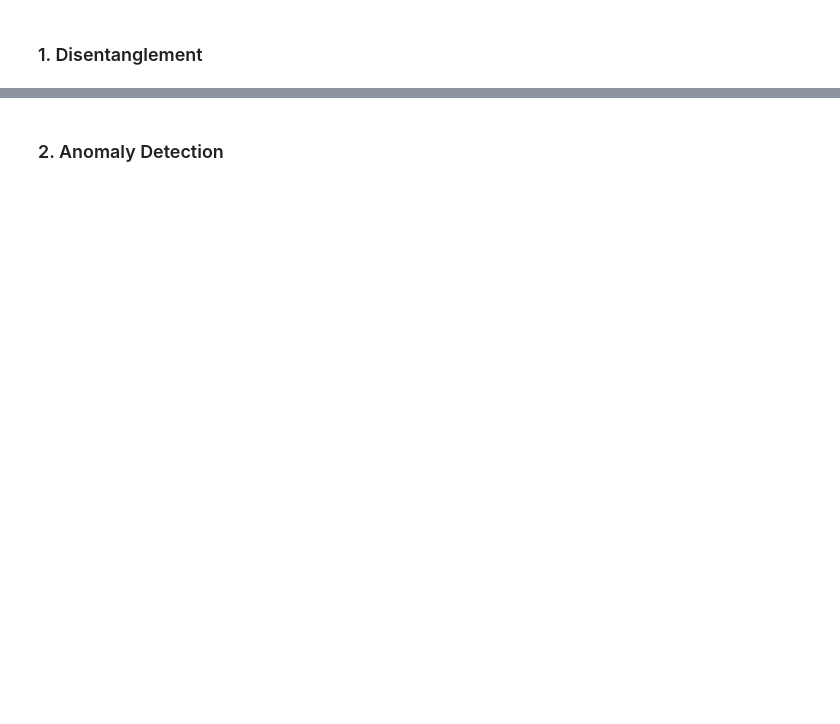
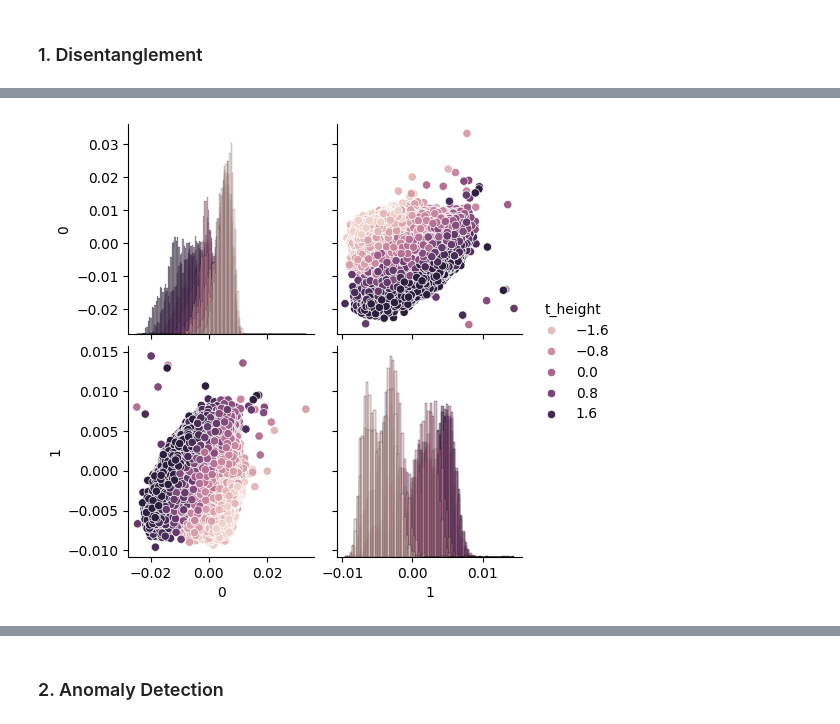
Before and after one commit to CardioKit/VECG, a Jupyter notebook: analysis/article.ipynb, the cells around one changed output, grey strips where cells are left out. Drawn from its saved outputs; the diff is of its cells as text; code cells hidden in the pictures; blank space fills up the shorter version.

```diff
--- a/analysis/article.ipynb
+++ b/analysis/article.ipynb
@@ -60,3 +60,7 @@ ax = sns.pairplot(pca_data[[0, 1, 'p_height']], hue="p_height", diag_kind="hist"
+# %%
+ax = sns.pairplot(pca_data[[0, 1, 't_height']], hue="t_height", diag_kind="hist")
+# %% [output]
+[figure, added]
 # %%
 mus_train = np.array(df.iloc[:, 0:ld])
 ys_train = np.array(df.iloc[:, ld:])
```
Also changed, not shown: parts of 7 cells of this notebook, 13 other files.
